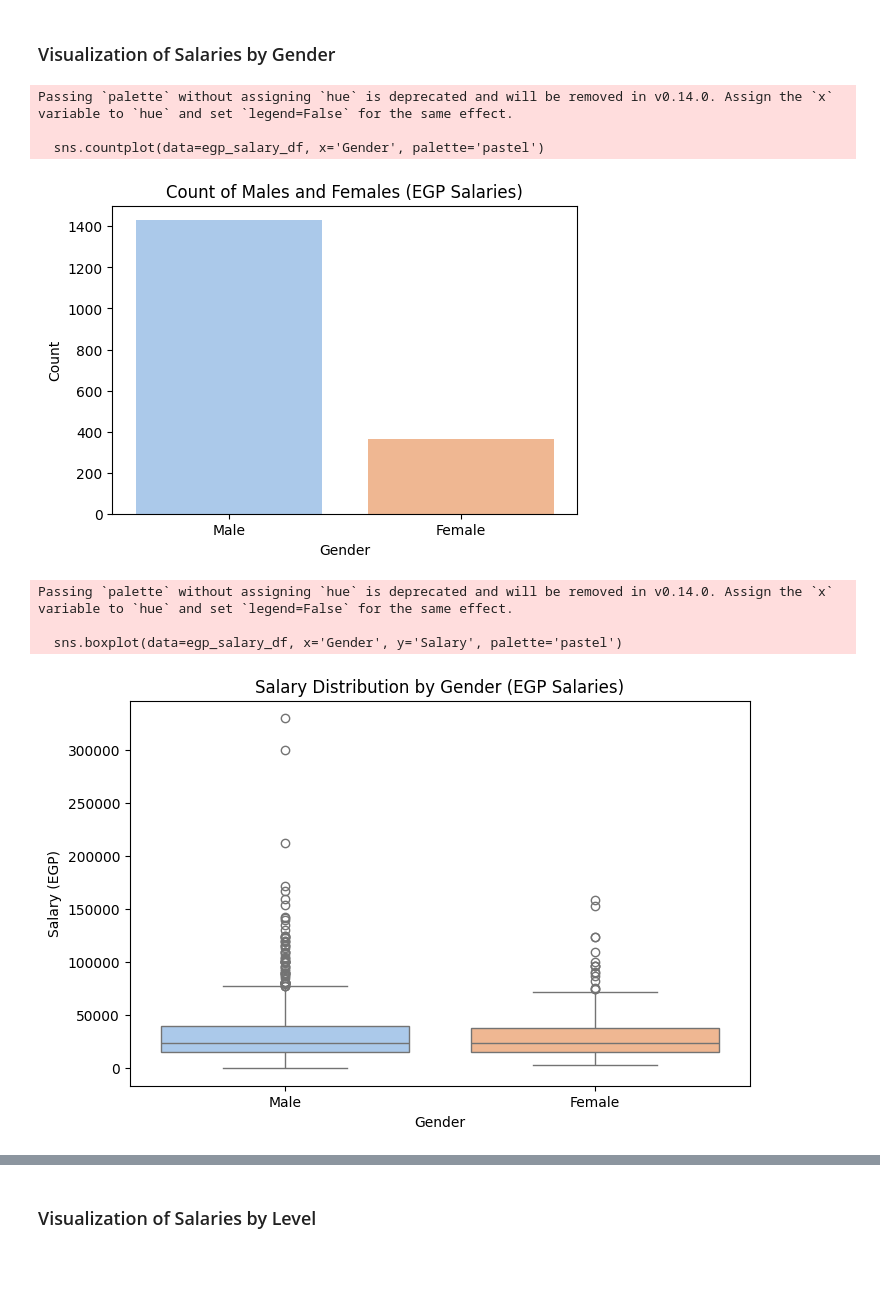
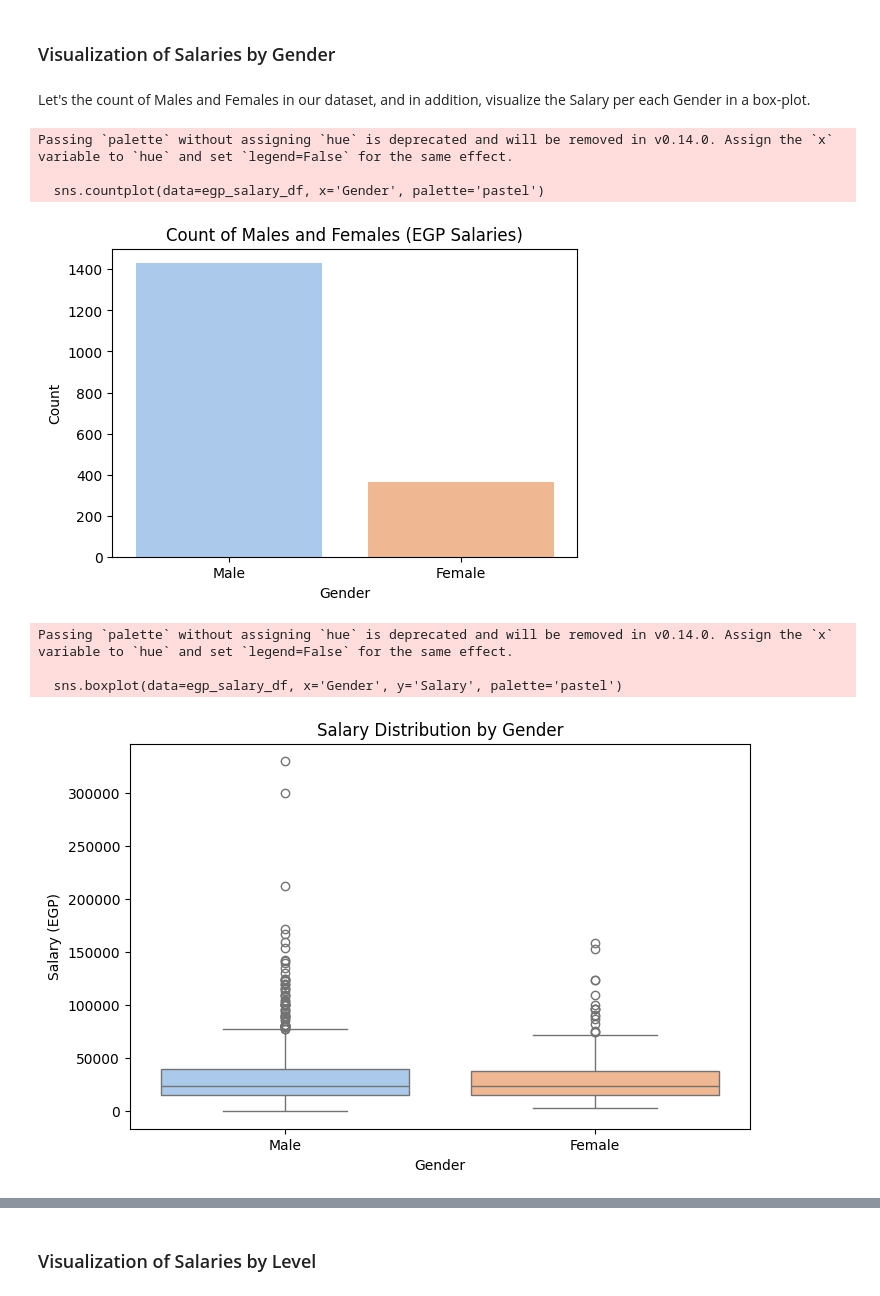
Before and after one commit to moha09-coder/Salary-Gaps-Analysis, a Jupyter notebook: analysis.ipynb, the cells around one changed output, grey strips where cells are left out. Drawn from its saved outputs; the diff is of its cells as text; code cells hidden in the pictures; blank space fills up the shorter version.

```diff
--- a/analysis.ipynb
+++ b/analysis.ipynb
@@ -60,7 +61,7 @@ df.rename(columns={
 }, inplace=True)
 
 # Dropping unnecessary columns
-df.drop(columns=['Timestamp', 'YoeBuckets', 'TotalCompensationEgpBuckets'], inplace=True)
+df.drop(columns=['Timestamp', 'TotalCompensationEgpBuckets', 'YoeBuckets'], inplace=True)
 
 # Converting Salary to a float
 df['Salary'] = (
@@ -253,27 +310,29 @@ plt.show()
 # %% [markdown]
 ### Visualization of Salaries by Gender
+# %% [markdown]
+Let's the count of Males and Females in our dataset, and in addition, visualize the Salary per each Gender in a box-plot.
 # %%
 plt.figure(figsize=(6,4))
 sns.countplot(data=egp_salary_df, x='Gender', palette='pastel')
 plt.title('Count of Males and Females (EGP Salaries)')
 plt.xlabel('Gender')
 plt.ylabel('Count')
 plt.show()
 
 plt.figure(figsize=(8,5))
 sns.boxplot(data=egp_salary_df, x='Gender', y='Salary', palette='pastel')
-plt.title('Salary Distribution by Gender (EGP Salaries)')
+plt.title('Salary Distribution by Gender')
 plt.xlabel('Gender')
 plt.ylabel('Salary (EGP)')
 plt.ticklabel_format(style='plain', axis='y')
 plt.show()
 # %% [output]
 Passing `palette` without assigning `hue` is deprecated and will be removed in v0.14.0. Assign the `x` variable to `hue` and set `legend=False` for the same effect.
 
   sns.countplot(data=egp_salary_df, x='Gender', palette='pastel')
 [figure]
 Passing `palette` without assigning `hue` is deprecated and will be removed in v0.14.0. Assign the `x` variable to `hue` and set `legend=False` for the same effect.
 
   sns.boxplot(data=egp_salary_df, x='Gender', y='Salary', palette='pastel')
-[figure, old version]
+[figure, new version]
 # %% [markdown]
```
Also changed, not shown: parts of 69 cells of this notebook.
